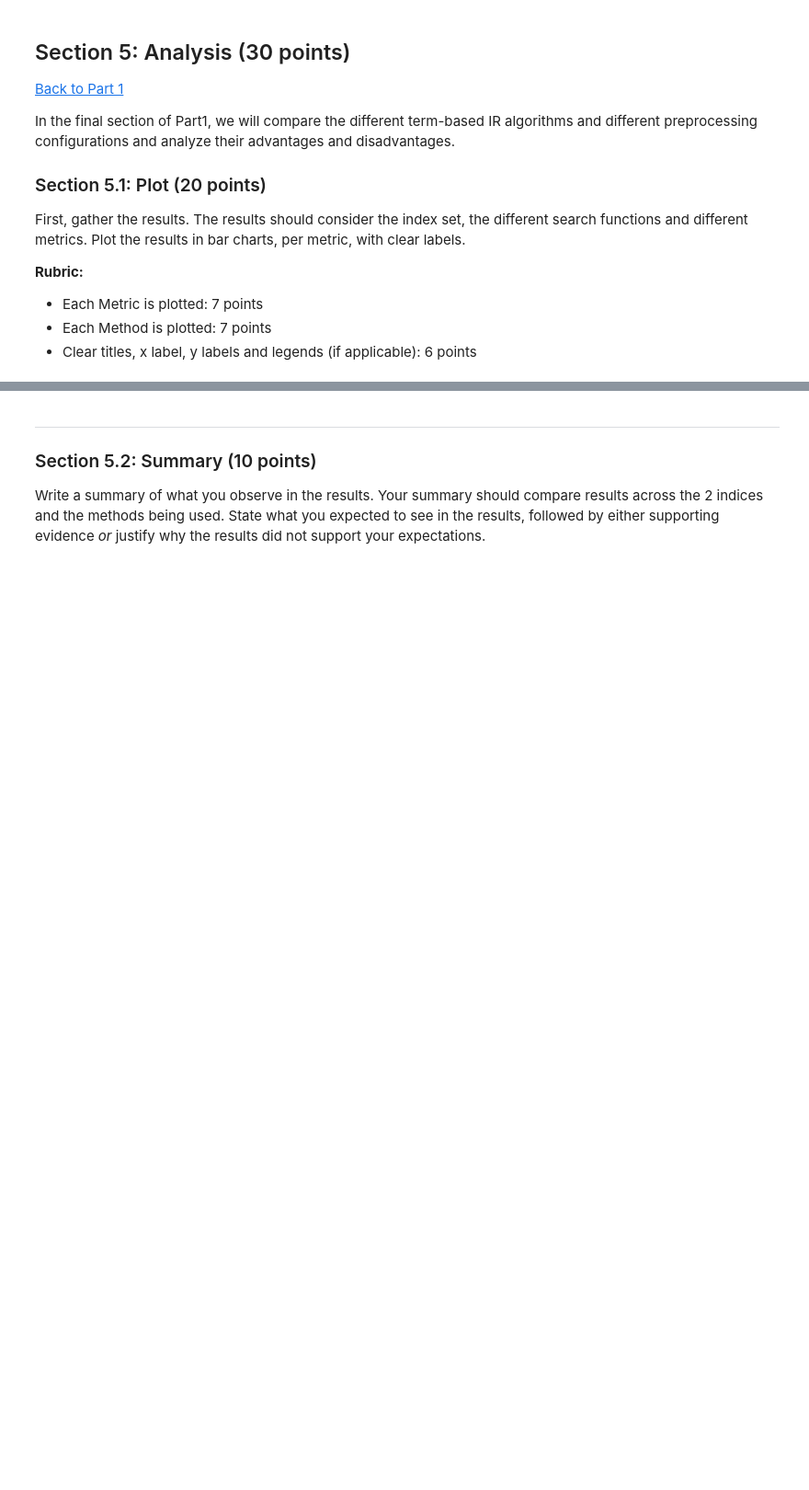
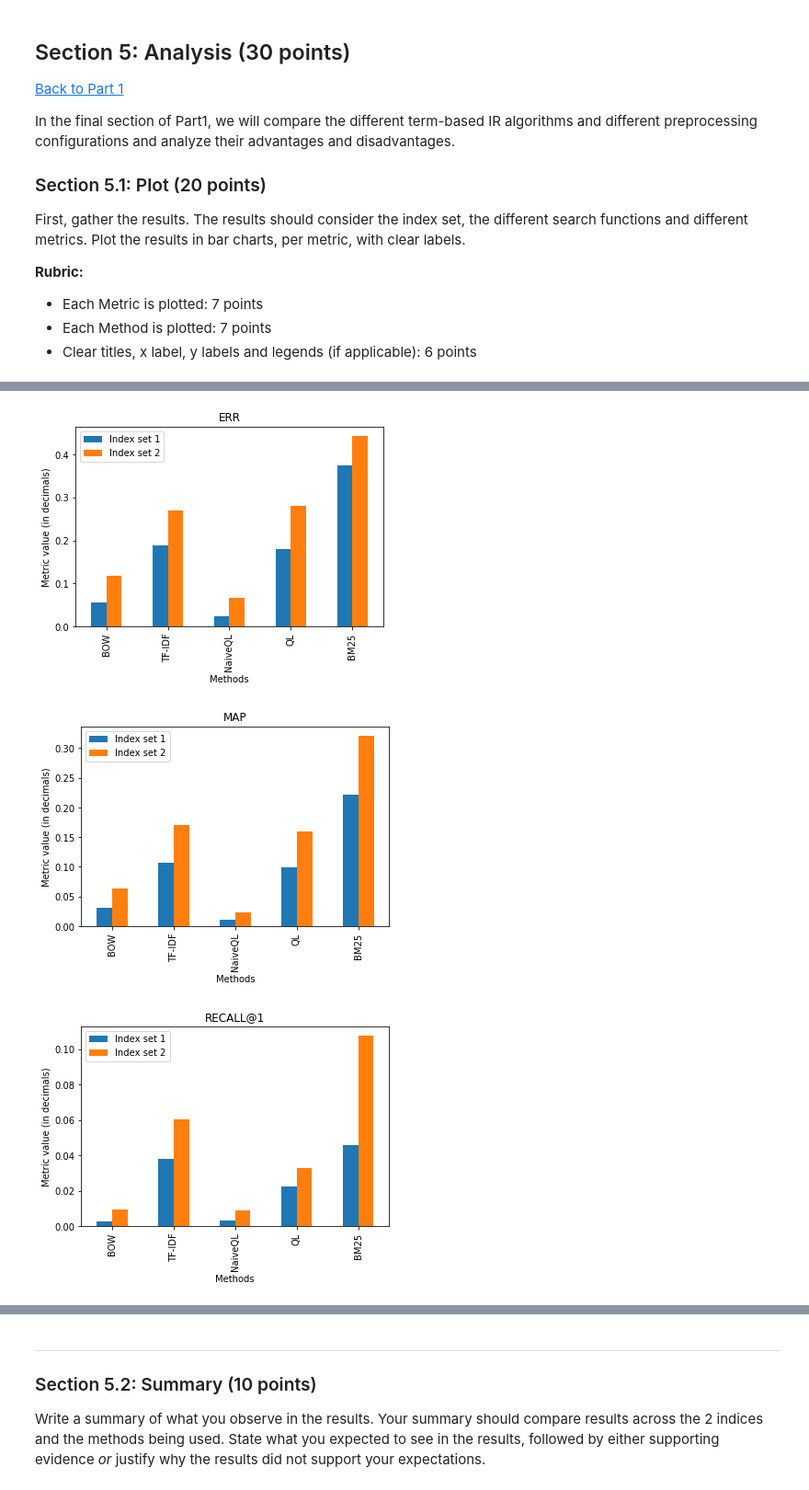
Before and after one commit to ccfelius/InformationRetrieval, a Jupyter notebook: 12020397_12368032_13323091.ipynb, the cells around one changed output, grey strips where cells are left out. Shown at 92% size. Saved outputs shown, nothing was run; the diff lists cells and outputs as text; code cells hidden in the pictures; blank space fills up the shorter version.

Commit message:
Plots are changed

```diff
--- a/12020397_12368032_13323091.ipynb
+++ b/12020397_12368032_13323091.ipynb
@@ -1349,23 +1343,3 @@ First, gather the results. The results should consider the index set, the differ
 - Each Metric is plotted: 7 points
 - Each Method is plotted: 7 points
 - Clear titles, x label, y labels and legends (if applicable): 6 points
-# %%
-import pandas as pd
-
-index = ["ERR","MAP","Recall@1","Recall@5","Recall@10", "Precision@1",
-         "Precision@5","Precision@10"]
-xlabel = "Metrics"
-ylabel = "Probability (in decimals)"
-
-for method in list_of_search_fns:
-    plotdata = pd.DataFrame({
-    "Index set 1": evaluate_search_fn(method[1], list_of_metrics, index_set=1),
-    "Index set 2": evaluate_search_fn(method[1], list_of_metrics, index_set=2),
-    },
-    index=index
-    )
-    plotdata.plot(kind="bar")
-    plt.title(method[0])
-    plt.xlabel(xlabel)
-    plt.ylabel(ylabel)
-    plt.show()
@@ -1377,0 +1346,52 @@ for method in list_of_search_fns:
+# %%
+import pandas as pd
+
+ERR=[]
+MAP=[]
+RECALL1=[]
+RECALL5=[]
+RECALL10=[]
+PRECISION1=[]
+PRECISION5=[]
+PRECISION10=[]
+
+for i in {1,2}:
+
+    for method in list_of_search_fns:
+
+        evaluation = evaluate_search_fn(method[1], list_of_metrics, index_set=i)
+
+        ERR.append(evaluation['ERR'])
+        MAP.append(evaluation['MAP'])
+        RECALL1.append(evaluation['Recall@1'])
+        RECALL5.append(evaluation['Recall@5'])
+        RECALL10.append(evaluation['Recall@10'])
+        PRECISION1.append(evaluation['Precision@1'])
+        PRECISION5.append(evaluation['Precision@5'])
+        PRECISION10.append(evaluation['Precision@10'])
+
+metrics=[ERR, MAP,  RECALL1,  RECALL5,  RECALL10,  PRECISION1,  PRECISION5,  PRECISION10]
+str_metrics = ["ERR","MAP", "RECALL@1", "RECALL@5", "RECALL@10", "PRECISION@1", "PRECISION@5", "PRECISION@10"]
+
+
+index = ["BOW","TF-IDF","NaiveQL", "QL","BM25"]
+xlabel = "Methods"
+ylabel = "Metric value (in decimals)"
+
+for i, metric in enumerate(metrics):
+
+    plotdata = pd.DataFrame({
+    "Index set 1": metric[0:5],
+    "Index set 2": metric[5:10]
+    },
+    index=index
+    )
+    plotdata.plot(kind="bar")
+    plt.title(str_metrics[i])
+    plt.xlabel(xlabel)
+    plt.ylabel(ylabel)
+    plt.show()
+# %% [output]
+[figure, added]
+[figure, added]
+[figure, added]
```
Also changed, not shown: parts of 17 cells of this notebook.
